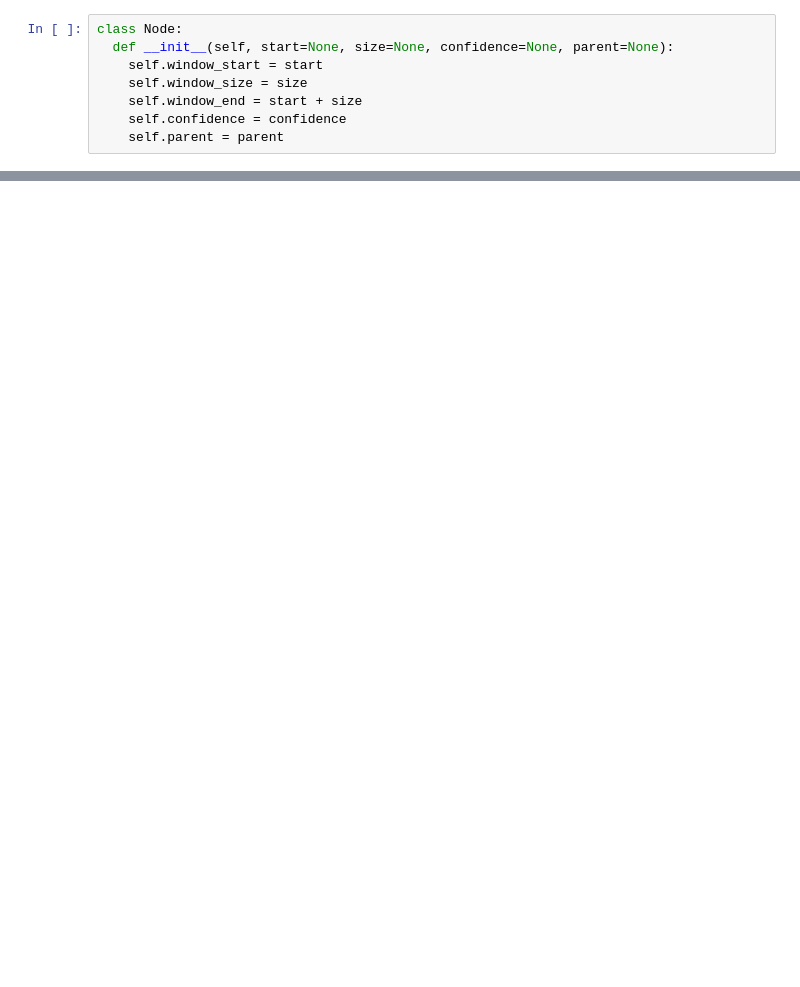
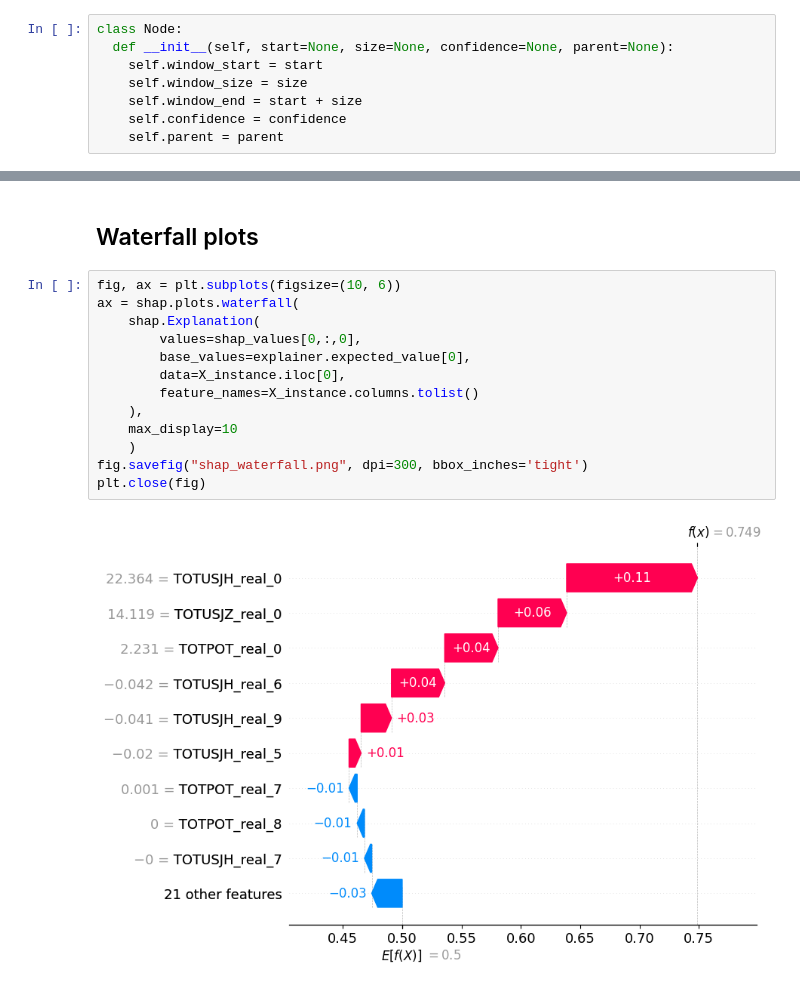
Before and after one commit to vignesh-0510/SolarFlareExplainableWindowDetection, a Jupyter notebook: phase_3_localization.ipynb, the cells around one changed output, grey strips where cells are left out. Saved outputs shown, nothing was run; the diff lists cells and outputs as text; blank space fills up the shorter version.

```diff
--- a/phase_3_localization.ipynb
+++ b/phase_3_localization.ipynb
@@ -224,0 +285,17 @@ Localized window start: 10, end: 60, confidence: 0.7961788188666321
+# %% [markdown]
+## Waterfall plots
+# %%
+fig, ax = plt.subplots(figsize=(10, 6))
+ax = shap.plots.waterfall(
+    shap.Explanation(
+        values=shap_values[0,:,0],
+        base_values=explainer.expected_value[0],
+        data=X_instance.iloc[0],
+        feature_names=X_instance.columns.tolist()
+    ),
+    max_display=10
+    )
+fig.savefig("shap_waterfall.png", dpi=300, bbox_inches='tight')
+plt.close(fig)
+# %% [output]
+[figure, added]
```
Also changed, not shown: parts of 52 cells of this notebook.
